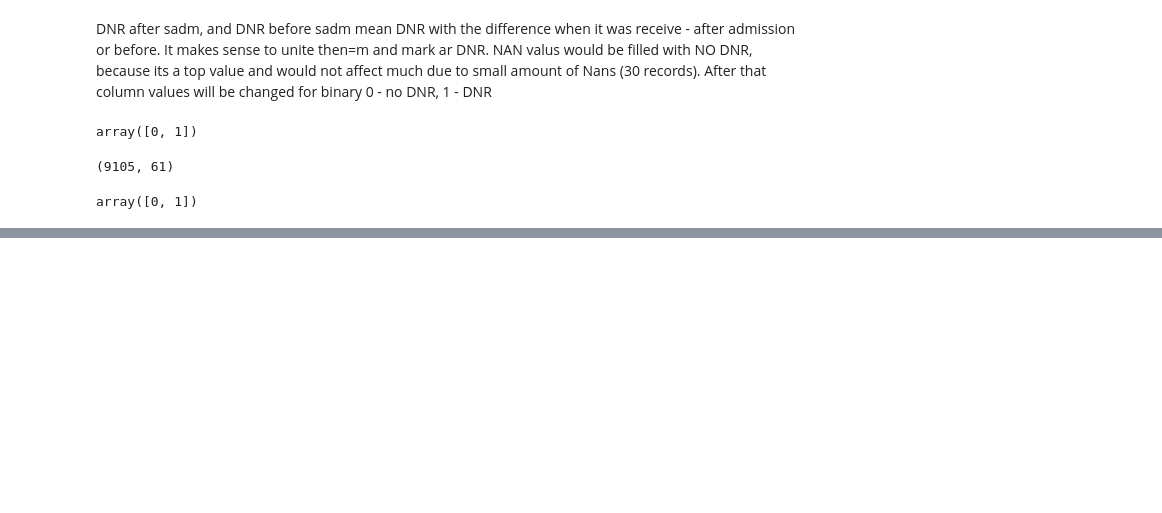
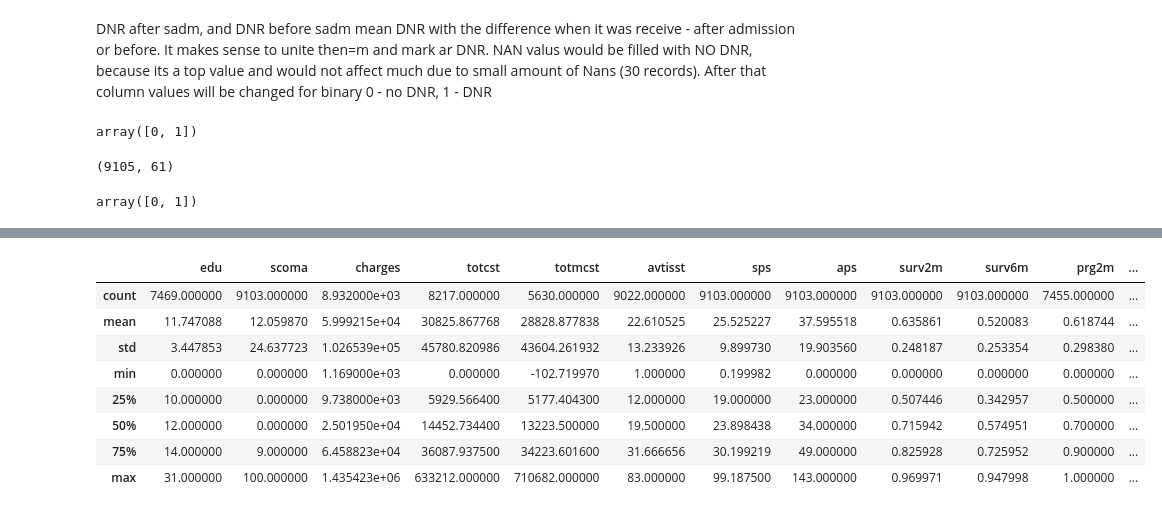
Before and after one commit to kholostovamk/Projects, a Jupyter notebook: ML/data_exploration.ipynb, the cells around one changed output, grey strips where cells are left out. Saved outputs shown, nothing was run; the diff lists cells and outputs as text; code cells hidden in the pictures; blank space fills up the shorter version.

```diff
--- a/ML/data_exploration.ipynb
+++ b/ML/data_exploration.ipynb
@@ -228,0 +290,4 @@ plt.show()
+# %%
+nulls =df.columns[df.isnull().any()]
+null_counts = df[nulls].isnull().sum()
+null_counts
@@ -228,0 +340,12 @@ plt.show()
+# %%
+df[nulls].describe()
+# %% [output]
+|  | edu | scoma | charges | totcst | totmcst | avtisst | sps | aps | surv2m | surv6m | prg2m | ... |
+| count | 7469.000000 | 9103.000000 | 8.932000e+03 | 8217.000000 | 5630.000000 | 9022.000000 | 9103.000000 | 9103.000000 | 9103.000000 | 9103.000000 | 7455.000000 | ... |
+| mean | 11.747088 | 12.059870 | 5.999215e+04 | 30825.867768 | 28828.877838 | 22.610525 | 25.525227 | 37.595518 | 0.635861 | 0.520083 | 0.618744 | ... |
+| std | 3.447853 | 24.637723 | 1.026539e+05 | 45780.820986 | 43604.261932 | 13.233926 | 9.899730 | 19.903560 | 0.248187 | 0.253354 | 0.298380 | ... |
+| min | 0.000000 | 0.000000 | 1.169000e+03 | 0.000000 | -102.719970 | 1.000000 | 0.199982 | 0.000000 | 0.000000 | 0.000000 | 0.000000 | ... |
+| 25% | 10.000000 | 0.000000 | 9.738000e+03 | 5929.566400 | 5177.404300 | 12.000000 | 19.000000 | 23.000000 | 0.507446 | 0.342957 | 0.500000 | ... |
+| 50% | 12.000000 | 0.000000 | 2.501950e+04 | 14452.734400 | 13223.500000 | 19.500000 | 23.898438 | 34.000000 | 0.715942 | 0.574951 | 0.700000 | ... |
+| 75% | 14.000000 | 9.000000 | 6.458823e+04 | 36087.937500 | 34223.601600 | 31.666656 | 30.199219 | 49.000000 | 0.825928 | 0.725952 | 0.900000 | ... |
+| max | 31.000000 | 100.000000 | 1.435423e+06 | 633212.000000 | 710682.000000 | 83.000000 | 99.187500 | 143.000000 | 0.969971 | 0.947998 | 1.000000 | ... |
```
Also changed, not shown: parts of 16 cells of this notebook, 4 other files.
